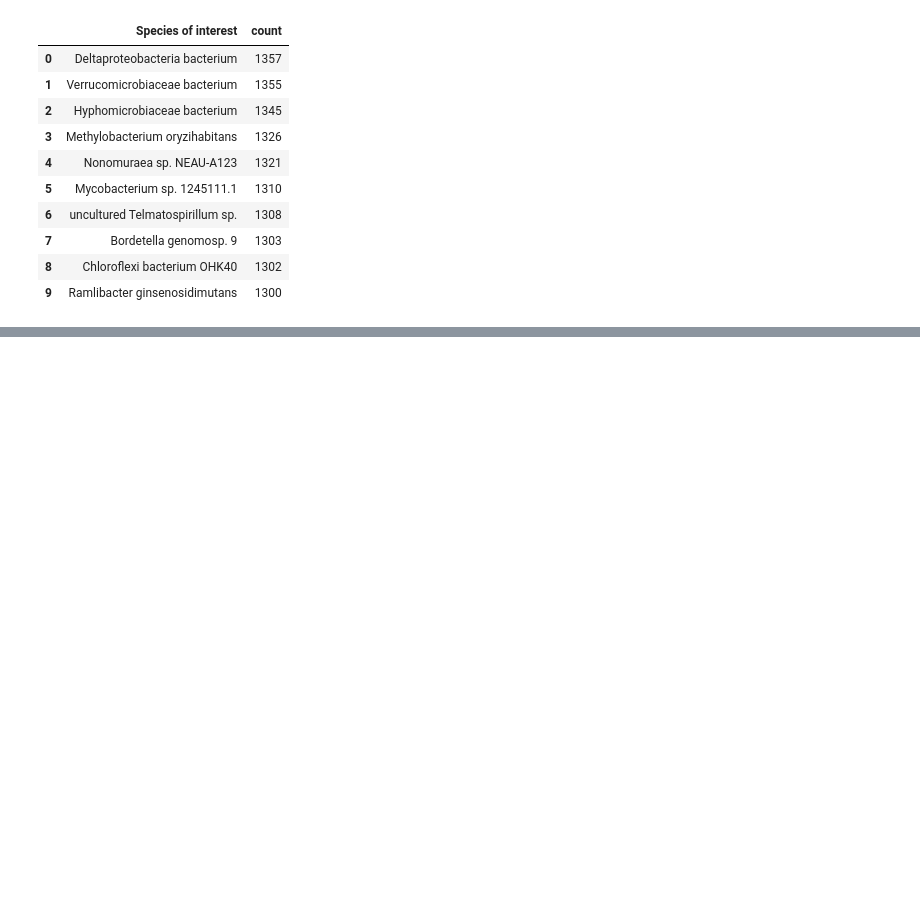
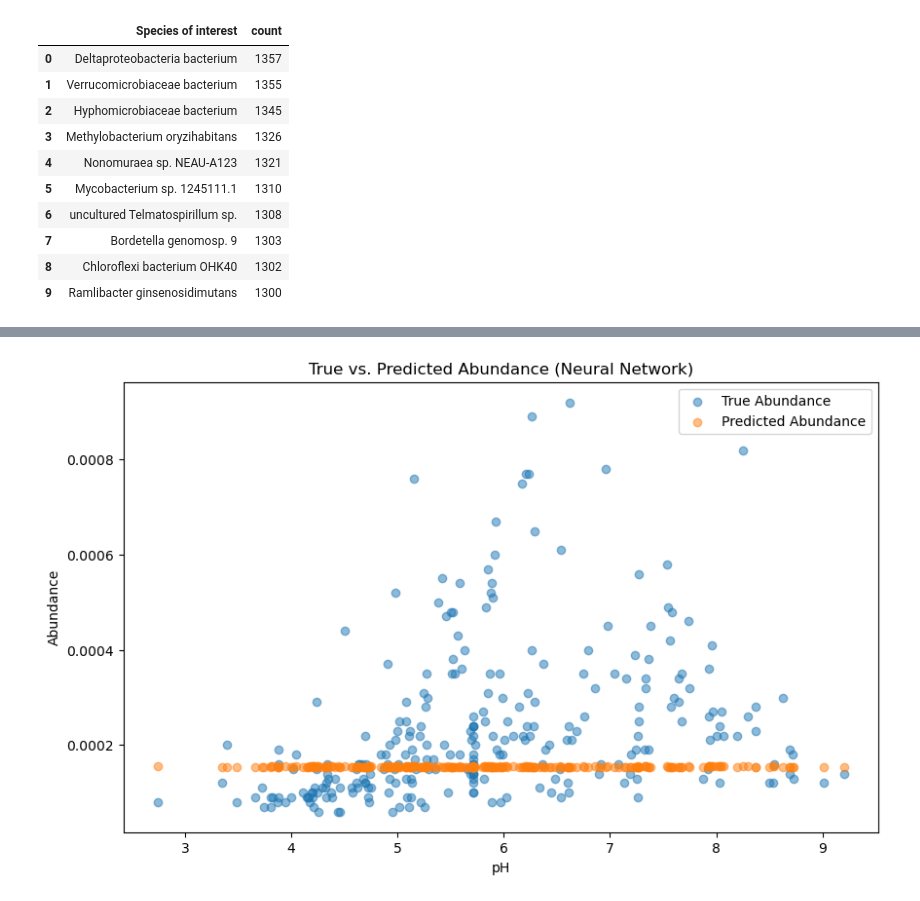
Before and after one commit to nmr2701/506-project, a Jupyter notebook: pipeline.ipynb, the cells around one changed output, grey strips where cells are left out. Drawn from its saved outputs; the diff is of its cells as text; code cells hidden in the pictures; blank space fills up the shorter version.

```diff
--- a/pipeline.ipynb
+++ b/pipeline.ipynb
@@ -152,0 +528,11 @@ for species in species_name:
+# %%
+features = ['temperature_preference', 'pH_preference', 'soilTemp', 'soilMoisture',
+    'soilInWaterpH', 'soilInCaClpH', 'latitude', 'longitude', 'elevation']
+# %%
+X = species_data[features]
+y = species_data[target]
+
+X_train, X_test, y_train, y_test = train_test_split(X, y, test_size=0.2, random_state=42)
+# %%
+X_train = X_train.fillna(X_train.median())
+X_test = X_test.fillna(X_train.median())
@@ -152,0 +607,12 @@ for species in species_name:
+# %%
+# plot out predicted abundance vs pH
+plt.figure(figsize=(10, 6))
+plt.scatter(X_test['soilInWaterpH'], y_test, label='True Abundance', alpha=0.5)
+plt.scatter(X_test['soilInWaterpH'], y_pred_nn, label='Predicted Abundance', alpha=0.5)
+plt.xlabel('pH')
+plt.ylabel('Abundance')
+plt.title('True vs. Predicted Abundance (Neural Network)')
+plt.legend()
+plt.show()
+# %% [output]
+[figure, added]
```
Also changed, not shown: parts of 24 cells of this notebook.
